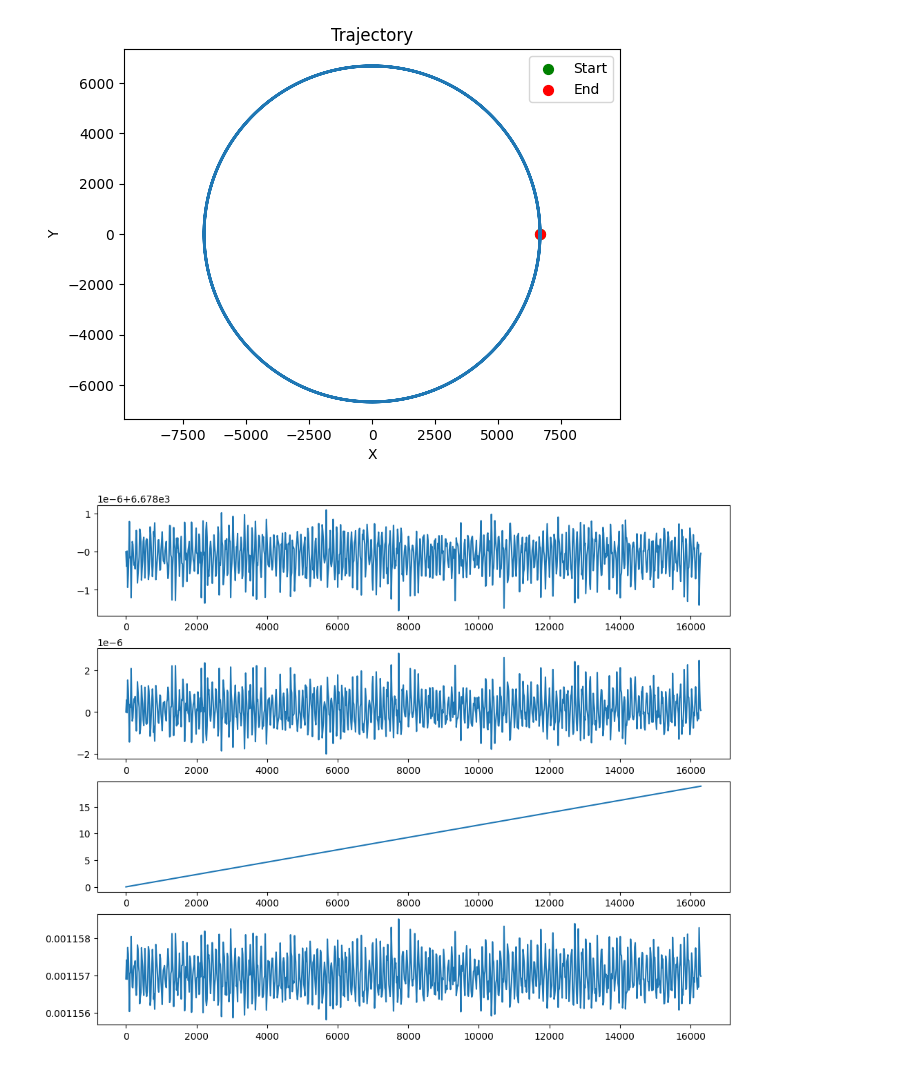
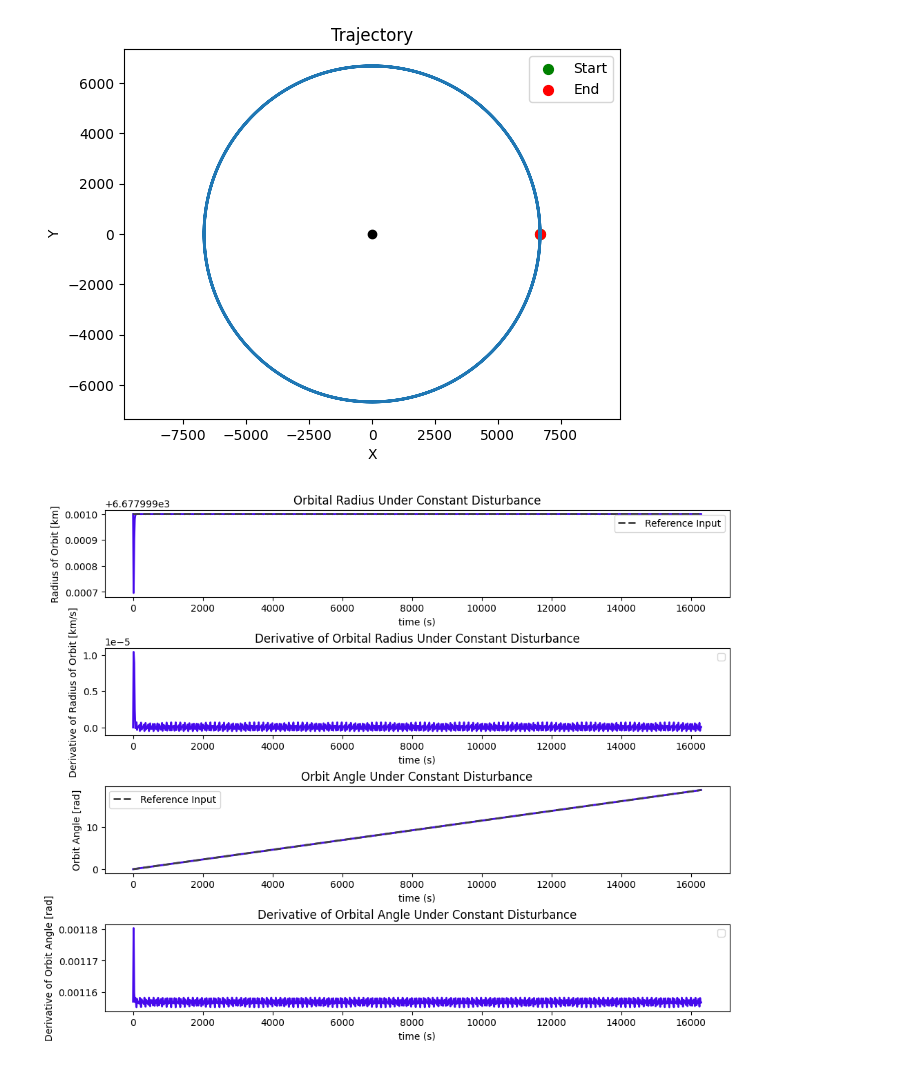
Before and after one commit to Graham-Dobbie/ASEN_5014_Project, a Jupyter notebook: lin_control.ipynb, the cells around one changed output. Saved outputs shown, nothing was run; the diff lists cells and outputs as text; code cells hidden in the pictures.

```diff
--- a/lin_control.ipynb
+++ b/lin_control.ipynb
@@ -73,7 +74,7 @@ n_states = AaugOL.shape[0]
 if n_states == r:
     print("System is reachable \n")
 
-des_poles = np.array([-0.5,-1.1,-1.2,-1.3,-1.4,-1.5])
+des_poles = np.array([-1,-0.1,-0.2,-0.3,-0.4,-0.5])
 
 res = place_poles(AaugOL,BaugOL,des_poles)
 Ka = res.gain_matrix
@@ -106,17 +107,27 @@ ax[1].set_title('Deviation From Desired Orbital Angle Under Constant Disturbance
 ax[1].legend()
 
 fig, ax = plt.subplots(2,1, figsize=(10, 8), constrained_layout=True)
-ax[0].plot(thist,U[0,:])
+ax[0].plot(thist,U[0,:],color="#ec0a0a",linewidth=2)
 ax[0].set_xlabel("time (s)")
 ax[0].set_ylabel(r'$u_1$ [km]')
+ax[0].set_title(r'Control Input u_1')
 
-ax[1].plot(thist,U[1,:])
+
+ax[1].plot(thist,U[1,:],color="#ec0a0a",linewidth=2)
 ax[1].set_xlabel("time (s)")
 ax[1].set_ylabel(r'$u_2$ [km]')
+ax[1].set_title(r'Control Input u_2')
 
 fig, ax = plt.subplots(2,1, figsize=(10, 8), constrained_layout=True)
-ax[0].plot(thist,d[0,:])
-ax[1].plot(thist,d[1,:])
+ax[0].plot(thist,d[0,:],color="#000000")
+ax[0].set_xlabel("time (s)")
+ax[0].set_ylabel(r'$\ddot{r_d}$ [km/s^2]')
+ax[0].set_title('Radial acceleration disturbance vs time')
+
+ax[1].plot(thist,d[1,:],color="#000000")
+ax[1].set_xlabel("time (s)")
+ax[1].set_ylabel(r'$\ddot{\theta}$ [km/s^2]')
+ax[1].set_title('Circumferential acceleration disturbance vs time')
 
 fig, ax = plt.subplots(4,1, figsize=(10, 8), constrained_layout=True)
 ax[0].plot(thist,xhist[:,0])
@@ -136,7 +147,7 @@ System is reachable
 def contr_func(X, K):
     return -K@X
 
-def sim_func(t,X, U, mu, R = None):
+def sim_func(t,X, U, mu, R = None,r_ddot_dist = 0,theta_ddot_dist = 0):
     r = X[0]
     r_dot = X[1]
     theta = X[2]
@@ -155,49 +166,79 @@ def sim_func(t,X, U, mu, R = None):
     #u2 = 0
 
 
+
     X_dot[0] = r_dot
-    X_dot[1] = r*theta_dot**2 - mu/(r**2) + u1
+    X_dot[1] = r*theta_dot**2 - mu/(r**2) + u1 + r_ddot_dist
     X_dot[2] = theta_dot
-    X_dot[3] = -2*theta_dot*r_dot/r + u2/r
+    X_dot[3] = -2*theta_dot*r_dot/r + u2/r + theta_ddot_dist
     X_dot[4] = -e[0]
     X_dot[5] = -e[2]
 
     return X_dot
 
 def prop_orbit_controller(X0, tspan, Ufxn,mu, K, num_eval = 1000):
-    int_func = lambda t, X: sim_func(t,X, Ufxn, mu, K)
+    int_func = lambda t, X: sim_func(t,X, Ufxn,  mu, K,theta_ddot_dist=-0.0005)
     teval = np.linspace(tspan[0], tspan[1], num_eval)
     sol = sci.integrate.solve_ivp(int_func, tspan, X0, t_eval= teval)
 
     return [sol.y, sol.t]
 
 X0 = np.array([r0,0,0,omega_des,0,0]).T
 tspan = [0, 3*T]
 
-X, t = prop_orbit_controller(X0, tspan, contr_func,mu,Ka)
+X, t = prop_orbit_controller(X0 = X0, tspan = tspan,Ufxn = contr_func,mu =mu,K = Ka)
 
 
 fig, ax = plt.subplots(4,1, figsize=(10, 8), constrained_layout=True)
-ax[0].plot(t,X[0,:])
-ax[1].plot(t,X[1,:])
-ax[2].plot(t,X[2,:])
-ax[3].plot(t,X[3,:])
+ax[0].plot(t,X[0,:],color="#460aec",linewidth=2)
+ax[0].plot(thist, [r0] * len(thist),color="#414141",linewidth=2,linestyle='--',label='Reference Input')
+ax[0].set_xlabel("time (s)")
+ax[0].set_ylabel('Radius of Orbit [km]')
+ax[0].set_title('Orbital Radius Under Constant Disturbance')
+ax[0].legend()
+
+ax[1].plot(t,X[1,:],color="#460aec",linewidth=2)
+ax[1].set_xlabel("time (s)")
+ax[1].set_ylabel('Derivative of Radius of Orbit [km/s]')
+ax[1].set_title('Derivative of Orbital Radius Under Constant Disturbance')
+ax[1].legend()
+
+ax[2].plot(t,X[2,:],color="#460aec",linewidth=2)
+ax[2].plot(thist, [omega_des] * thist,color="#414141",linewidth=2,linestyle='--',label='Reference Input')
+ax[2].set_xlabel("time (s)")
+ax[2].set_ylabel('Orbit Angle [rad]')
+ax[2].set_title('Orbit Angle Under Constant Disturbance')
+ax[2].legend()
+
+ax[3].plot(t,X[3,:],color="#460aec",linewidth=2)
+ax[3].set_xlabel("time (s)")
+ax[3].set_ylabel('Derivative of Orbit Angle [rad]')
+ax[3].set_title('Derivative of Orbital Angle Under Constant Disturbance')
+ax[3].legend()
 
 U = np.zeros([2,len(t)])
-X_nom = np.array([r0,0,0,omega_des,0,0]).T
+
 
 for i in range(len(t)):
+    X_nom = np.array([r0,0,omega_des*t[i],omega_des,0,0]).T
     temp =  contr_func(X[:,i]-X_nom,Ka)
     np.reshape(temp,[1,2])
     U[0,i] = temp[0]
     U[1,i] = temp[1]
 
 
 fig, ax = plt.subplots(2,1, figsize=(10, 8), constrained_layout=True)
 ax[0].plot(t,U[0,:])
+ax[0].set_xlabel("time (s)")
+ax[0].set_ylabel(r'$u_1$ [km]')
+ax[0].set_title(r'Control Input u_1')
+
 ax[1].plot(t,U[1,:])
+ax[1].set_xlabel("time (s)")
+ax[1].set_ylabel(r'$u_2$ [km]')
+ax[1].set_title(r'Control Input u_2')
 
 plot_XY(X)
 # %% [output]
-[figure, old version]
+[figure, new version]
-[figure, old version]
+[figure, new version]
```
Also changed, not shown: parts of 3 cells of this notebook.
